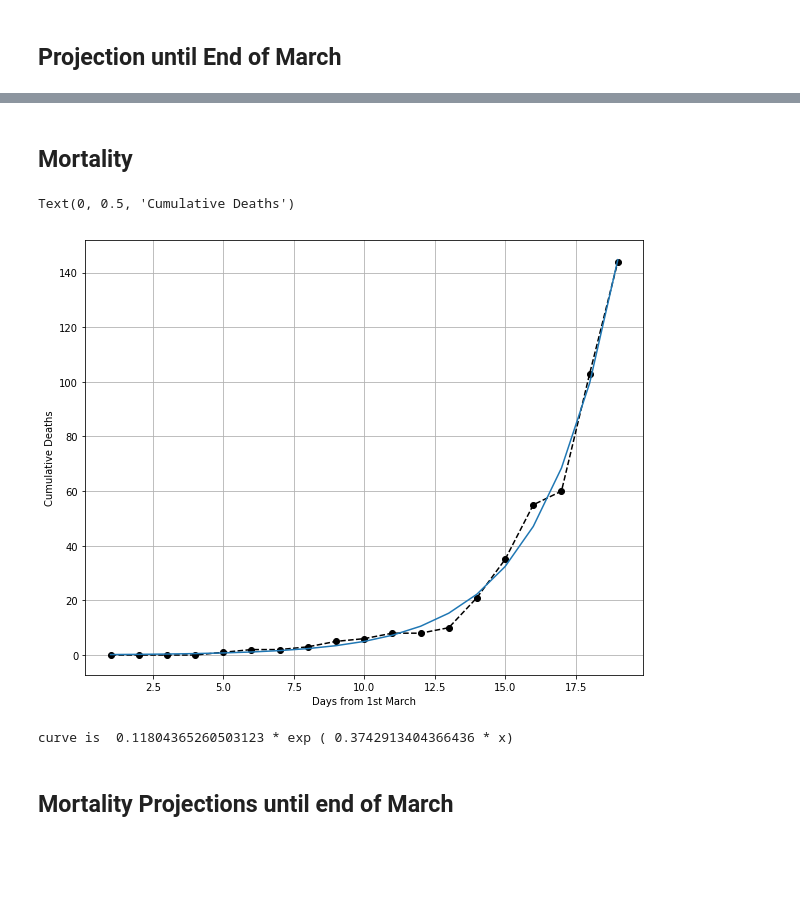
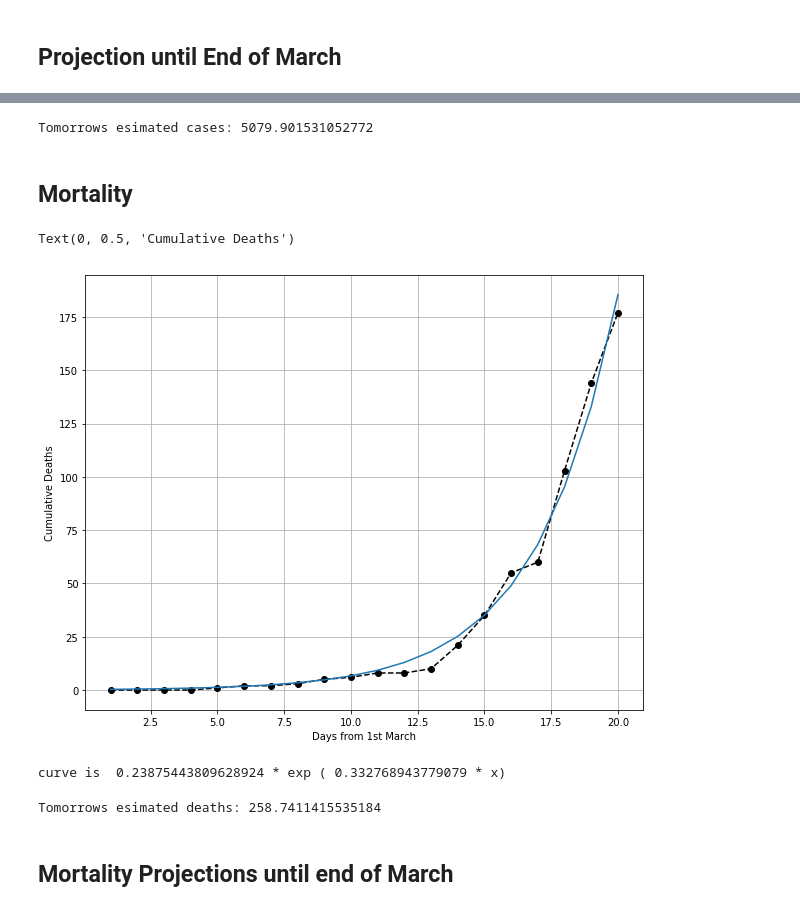
Before and after one commit to burntout/UK-Covid19, a Jupyter notebook: UK-Covid19-least-squares-fit.ipynb, the cells around one changed output, grey strips where cells are left out. Drawn from its saved outputs; the diff is of its cells as text; code cells hidden in the pictures; blank space fills up the shorter version.

```diff
--- a/UK-Covid19-least-squares-fit.ipynb
+++ b/UK-Covid19-least-squares-fit.ipynb
@@ -60,28 +60,40 @@ curve is  38.27901009144891 * exp ( 0.2339896061150389 * x)
+# %%
+tomorrow = a * np.exp ( b * (n+1))
+print ("Tomorrows esimated cases:", tomorrow)
+# %% [output]
+Tomorrows esimated cases: 5079.901531052772
 # %% [markdown]
 ## Mortality
 # %%
-uk_mortalitydata = [0,0,0,0,1,2,2,3,5,6,8,8,10,21,35,55,60,103,144]
+uk_mortalitydata = [0,0,0,0,1,2,2,3,5,6,8,8,10,21,35,55,60,103,144,177]
+#uk_mortalitydata = [1,2,2,3,5,6,8,8,10,21,35,55,60,103,144,177]
+
 mortalitydata = uk_mortalitydata
 
 n = len(mortalitydata)
 x = np.linspace(1, n, n)
 
 (a, b), _ = opt.curve_fit(f, x, mortalitydata)
 
 fig, ax = plt.subplots(1, figsize=(10, 8))
 ax.plot(x, mortalitydata, 'o--k')
 y_fit = f(x, a, b)
 ax.plot(x, y_fit, '-')
 plt.grid()
 plt.xlabel("Days from 1st March")
 plt.ylabel("Cumulative Deaths")
 # %% [output]
 Text(0, 0.5, 'Cumulative Deaths')
-[figure, old version]
+[figure, new version]
 # %%
 print("curve is ", a , "* exp (" ,b, "* x)")
 # %% [output]
-curve is  0.11804365260503123 * exp ( 0.3742913404366436 * x)
+curve is  0.23875443809628924 * exp ( 0.332768943779079 * x)
+# %%
+tomorrow = a * np.exp ( b * (n+1))
+print ("Tomorrows esimated deaths:", tomorrow)
+# %% [output]
+Tomorrows esimated deaths: 258.7411415535184
 # %% [markdown]
 ## Mortality Projections until end of March
 # %%
```
Also changed, not shown: parts of 8 cells of this notebook.
